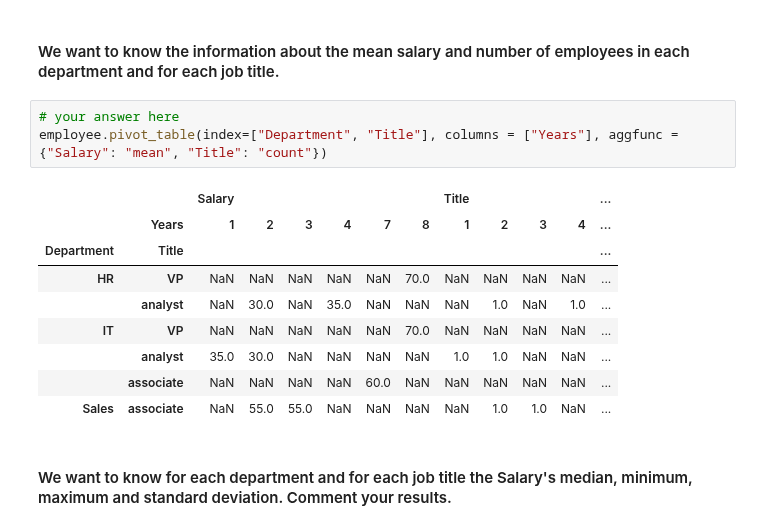
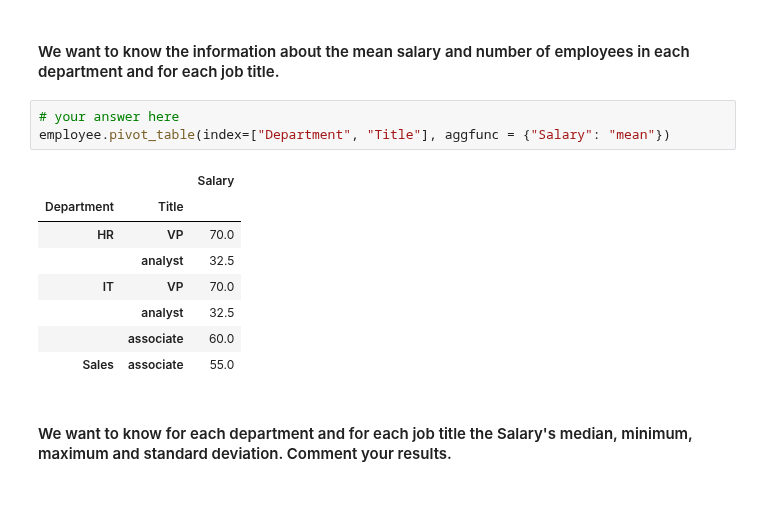
Before and after one commit to ta-data-lis/lab-pivot-table-and-correlation, a Jupyter notebook: your_code/main.ipynb, the cells around one changed output. Drawn from its saved outputs; the diff is of its cells as text; blank space fills up the shorter version.

```diff
--- a/your_code/main.ipynb
+++ b/your_code/main.ipynb
@@ -85,17 +86,16 @@ employee.pivot_table(index=["Department", "Title"], columns = ["Years"], aggfunc
 #### We want to know the information about the mean salary and number of employees in each department and for each job title.
 # %%
 # your answer here
-employee.pivot_table(index=["Department", "Title"], columns = ["Years"], aggfunc = {"Salary": "mean", "Title": "count"})
+employee.pivot_table(index=["Department", "Title"], aggfunc = {"Salary": "mean"})
 # %% [output]
-|  |  | Salary |  |  |  |  |  | Title |  |  |  | ... |
-|  | Years | 1 | 2 | 3 | 4 | 7 | 8 | 1 | 2 | 3 | 4 | ... |
-| Department | Title |  |  |  |  |  |  |  |  |  |  | ... |
-| HR | VP | NaN | NaN | NaN | NaN | NaN | 70.0 | NaN | NaN | NaN | NaN | ... |
-|  | analyst | NaN | 30.0 | NaN | 35.0 | NaN | NaN | NaN | 1.0 | NaN | 1.0 | ... |
-| IT | VP | NaN | NaN | NaN | NaN | NaN | 70.0 | NaN | NaN | NaN | NaN | ... |
-|  | analyst | 35.0 | 30.0 | NaN | NaN | NaN | NaN | 1.0 | 1.0 | NaN | NaN | ... |
-|  | associate | NaN | NaN | NaN | NaN | 60.0 | NaN | NaN | NaN | NaN | NaN | ... |
-| Sales | associate | NaN | 55.0 | 55.0 | NaN | NaN | NaN | NaN | 1.0 | 1.0 | NaN | ... |
+|  |  | Salary |
+| Department | Title |  |
+| HR | VP | 70.0 |
+|  | analyst | 32.5 |
+| IT | VP | 70.0 |
+|  | analyst | 32.5 |
+|  | associate | 60.0 |
+| Sales | associate | 55.0 |
 # %% [markdown]
 #### We want to know for each department and for each job title the Salary's median, minimum, maximum and standard deviation. Comment your results.
 # %%
```
Also changed, not shown: parts of 32 cells of this notebook.
